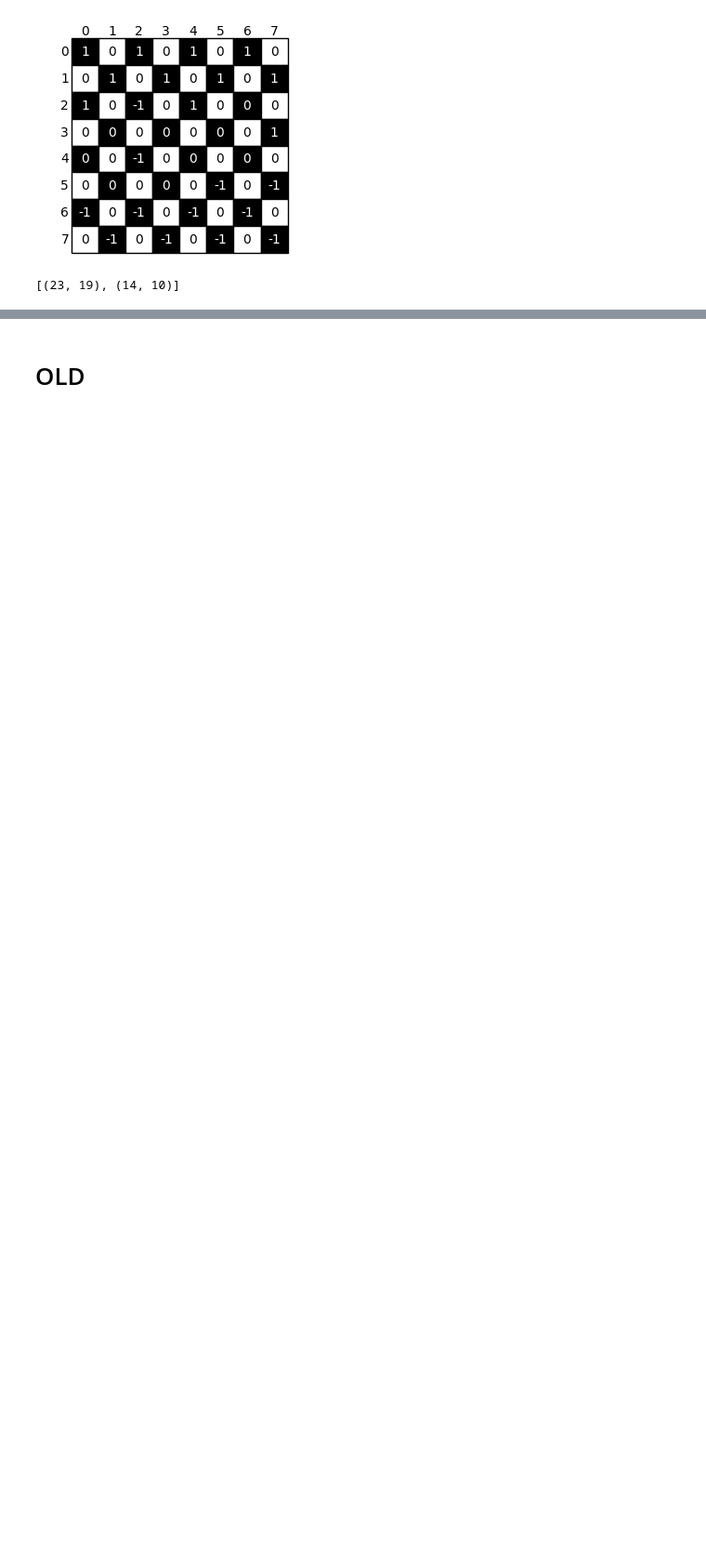
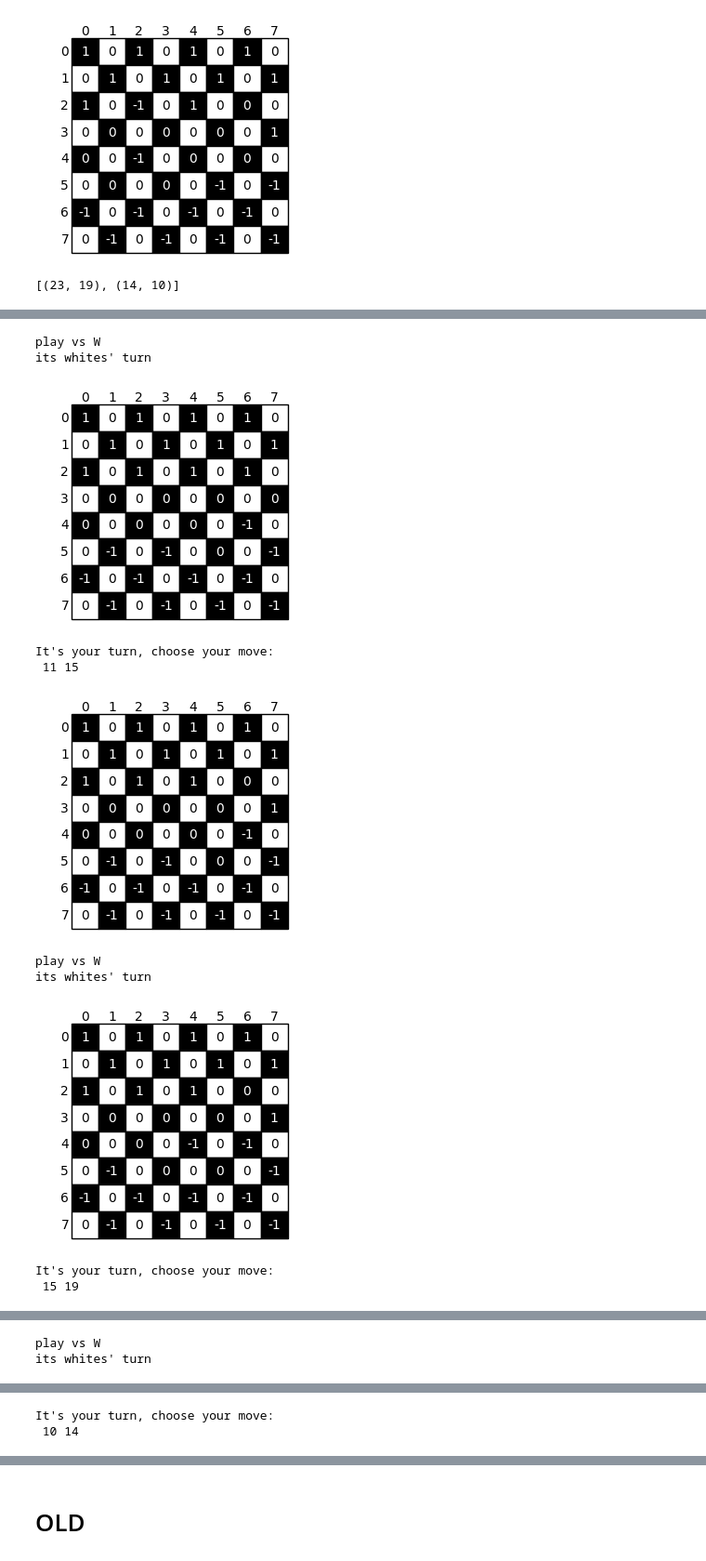
Before and after one commit to federicoschiaffino/Eldo, a Jupyter notebook: Eldo/Q Learning.ipynb, the cells around one changed output, grey strips where cells are left out. Shown at 93% size. Drawn from its saved outputs; the diff is of its cells as text; code cells hidden in the pictures; blank space fills up the shorter version.

```diff
--- a/Eldo/Q Learning.ipynb
+++ b/Eldo/Q Learning.ipynb
@@ -255,14 +219,14 @@ def update_board(initial_board, agent, ind_board, my_move, color_boards, color_m
     #normal move - e.g. no captures
     else:
         initial_board, turns_without_cap = nextState([initial_board, agent, my_move], my_move, turns_without_cap)
-    visualize([initial_board, agent])
+    #visualize([initial_board, agent])
 
     #add to history of moves in this game
     if ind_board in color_moves: # Check if ind_board exists in color_moves
         #check if this position has already appeared twice - if so end the game
         if len(color_moves[ind_board]) >= 3:
             turns_without_cap = 100
-            return initial_board, turns_without_cap
+            return initial_board, turns_without_cap, color_boards, color_moves
         color_moves[ind_board].append(my_move)
     else:  # If it doesn't exist, set my_move as the value
         if isinstance(my_move, tuple):
@@ -327,7 +291,7 @@ def game_over(board, agent, action_space, turns_without_cap):
     '''function checks whether game is over and returns tuple bool and winner (as an int)'''
     res = []
     #pdb.set_trace()
-    if turns_without_cap >= 8:
+    if turns_without_cap >= 80:
         return 0
     for move in action_space:
         res.append(referee(action_space, [board, agent, move])[0])
@@ -499,0 +473,23 @@ visualize([bb, 1])
+# %%
+def play_vs_white(initial_board, agent, Q_white, Q_black, white_boards, black_boards, white_moves, black_moves, epsilon,
+                  turns_without_cap = 0):
+    winner = None
+    while winner == None:
+        print('play vs W')
+        agent = -1
+        print("its whites' turn")
+        #visualize([initial_board, agent])
+        ind_board, white_boards = initialise_board(initial_board, agent, Q_white, white_boards)
+        move = find_move(initial_board, agent, ind_board, Q_white, epsilon, white_mult_caps_dict)
+        initial_board, turns_without_cap, white_boards, white_moves = update_board(
+            initial_board, agent, ind_board, move, white_boards, white_moves, turns_without_cap)
+        agent = 1
+        #visualize([new_board, agent])
+        winner = game_over(initial_board, agent, action_space, turns_without_cap)
+        #pdb.set_trace()
+        if winner == None:
+            #print(choose_move(new_board, agent, turns_without_cap))
+            initial_board, agent, turns_without_cap = choose_move(initial_board, agent, turns_without_cap)
+            winner = game_over(initial_board, agent, action_space, turns_without_cap)
+
+    return winner
@@ -499,0 +581,16 @@ visualize([bb, 1])
+# %%
+white_moves = {}
+black_moves = {}
+play_vs_white(board_1, -1, Q_white, Q_black, white_boards, black_boards, white_moves, black_moves, 1)
+# %% [output]
+play vs W
+its whites' turn
+[figure, added]
+It's your turn, choose your move:
+ 11 15
+[figure, added]
+play vs W
+its whites' turn
+[figure, added]
+It's your turn, choose your move:
+ 15 19
@@ -499,0 +598,2 @@ visualize([bb, 1])
+play vs W
+its whites' turn
@@ -499,0 +601,2 @@ visualize([bb, 1])
+It's your turn, choose your move:
+ 10 14
```
Also changed, not shown: parts of 13 cells of this notebook, 7 other files.
